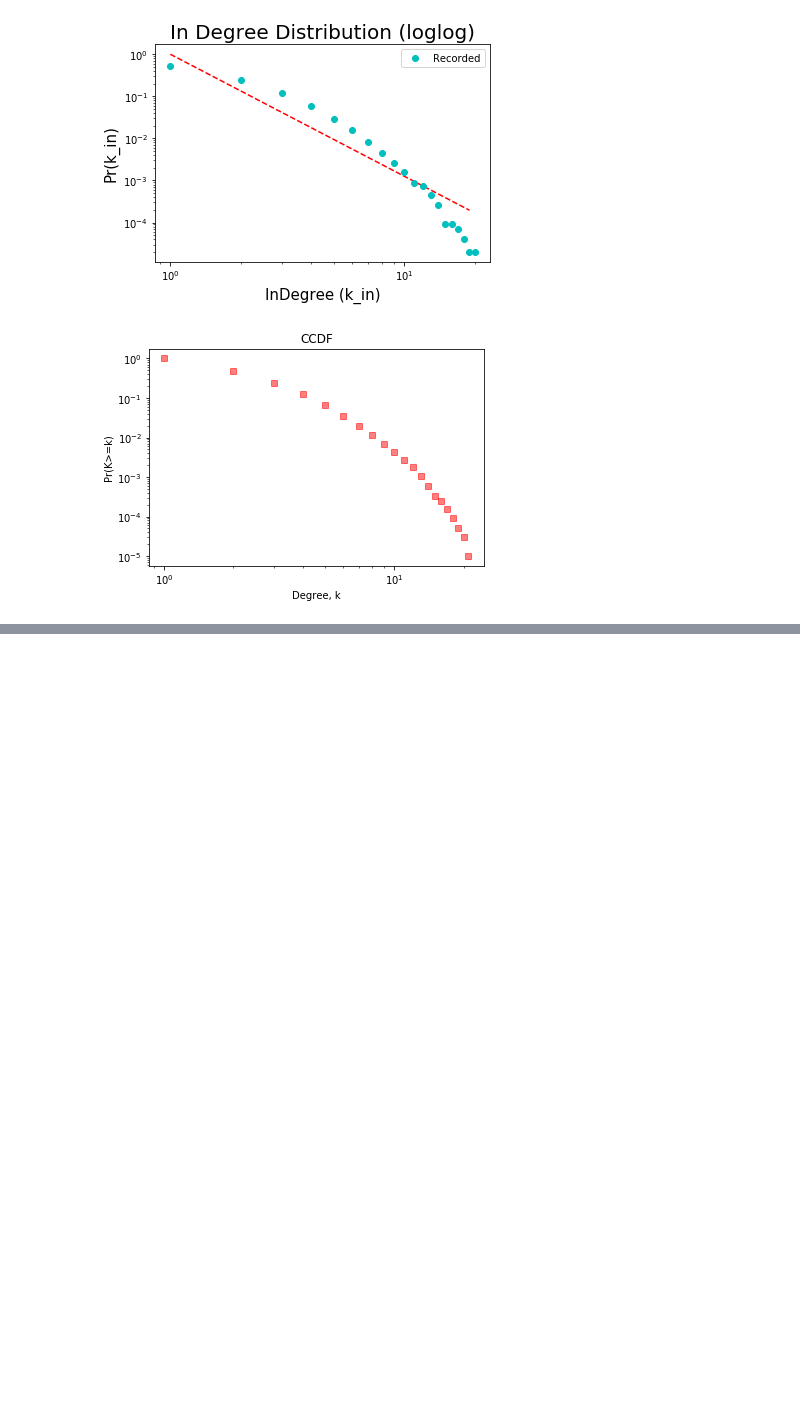
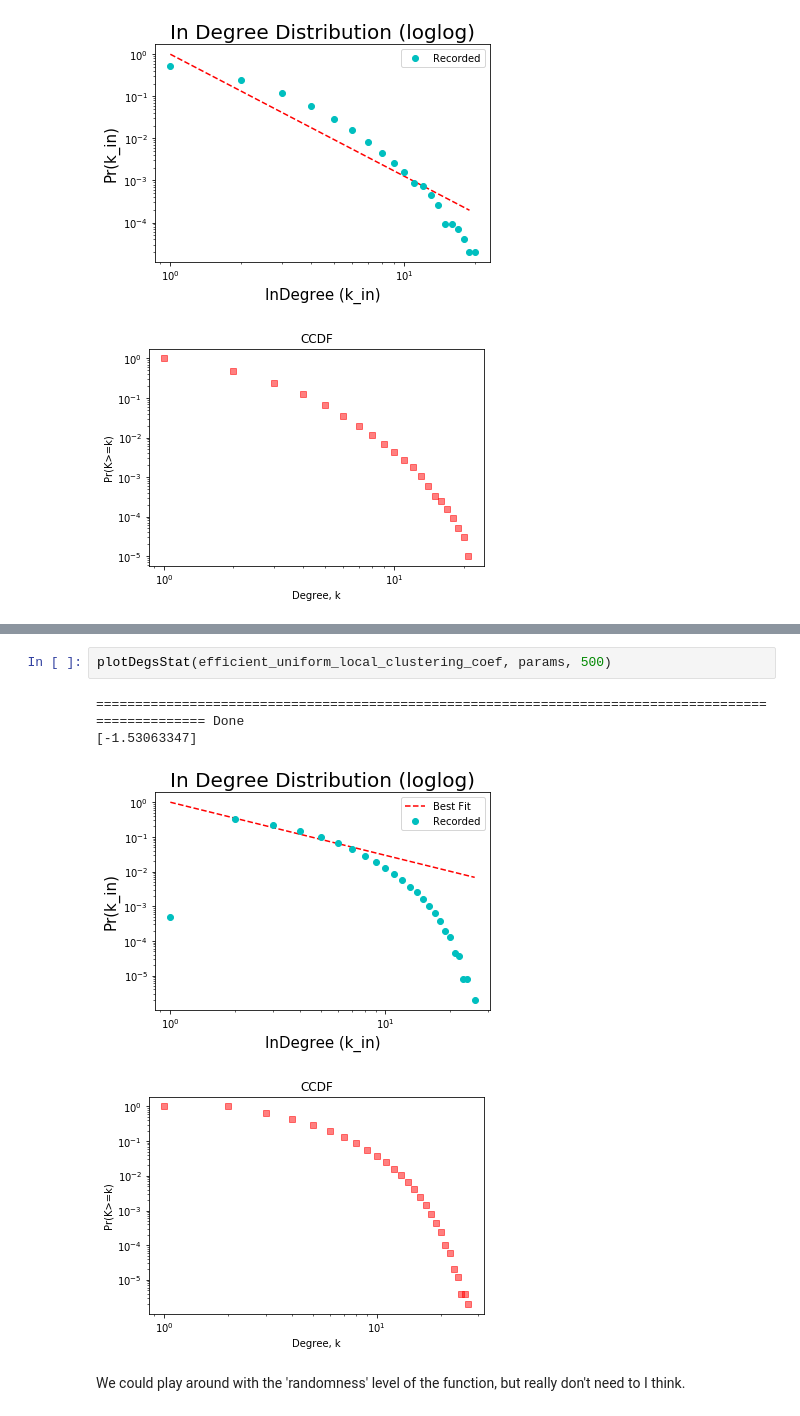
Before and after one commit to thomasy314/Preferential-Attachment, a Jupyter notebook: Pref_Attach.ipynb, the cells around one changed output, grey strips where cells are left out. Saved outputs shown, nothing was run; the diff lists cells and outputs as text; blank space fills up the shorter version.

```diff
--- a/Pref_Attach.ipynb
+++ b/Pref_Attach.ipynb
@@ -581,0 +637,9 @@ print(np.random.choice(list({1: 0, 2: 0}.keys())))
+# %%
+plotDegsStat(efficient_uniform_local_clustering_coef, params, 500)
+# %% [output]
+==================================================================================================== Done
+[-1.53063347]
+[figure, added]
+[figure, added]
+# %% [markdown]
+We could play around with the 'randomness' level of the function, but really don't need to I think.
```
Also changed, not shown: parts of 14 cells of this notebook.
